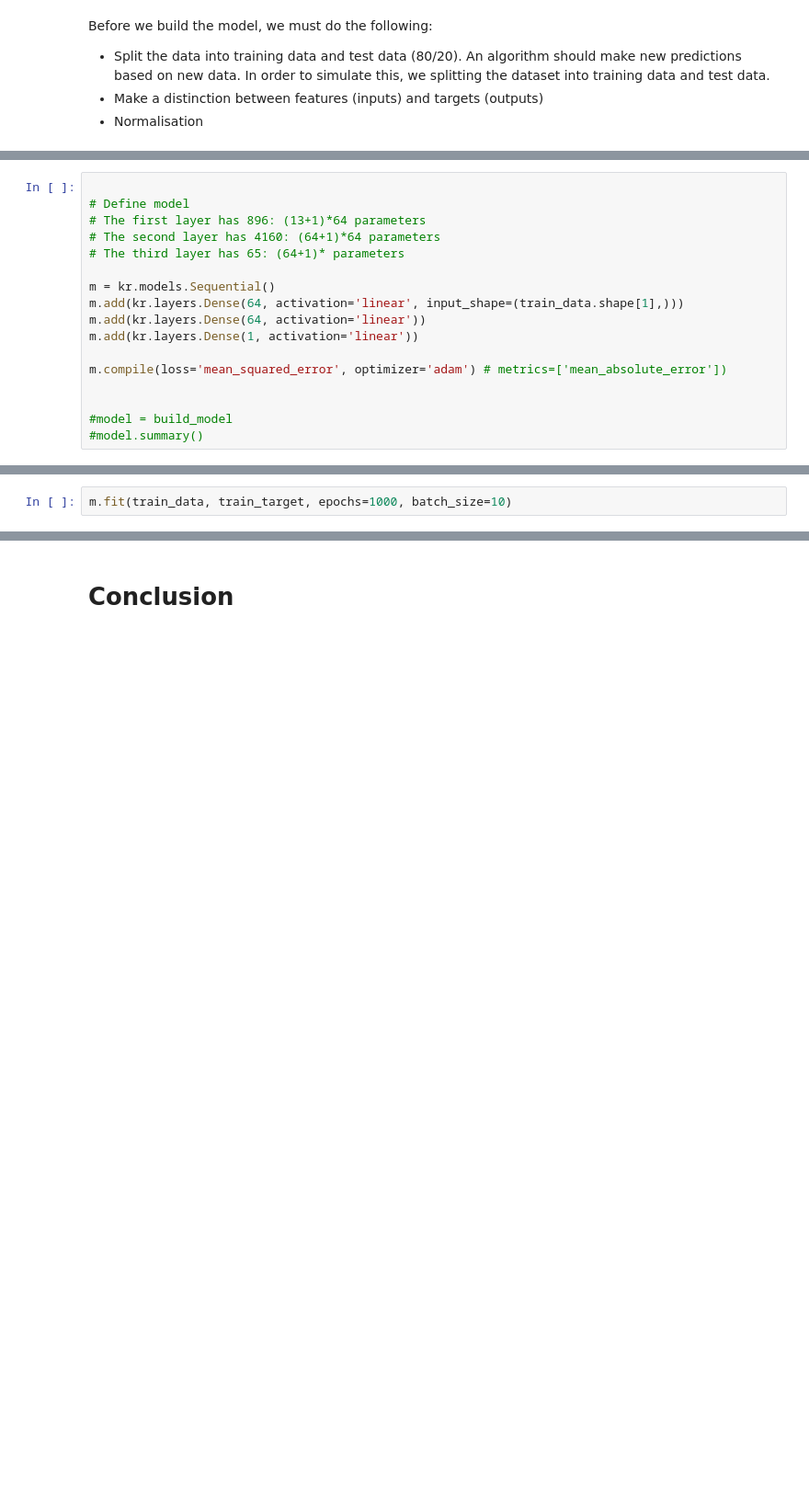
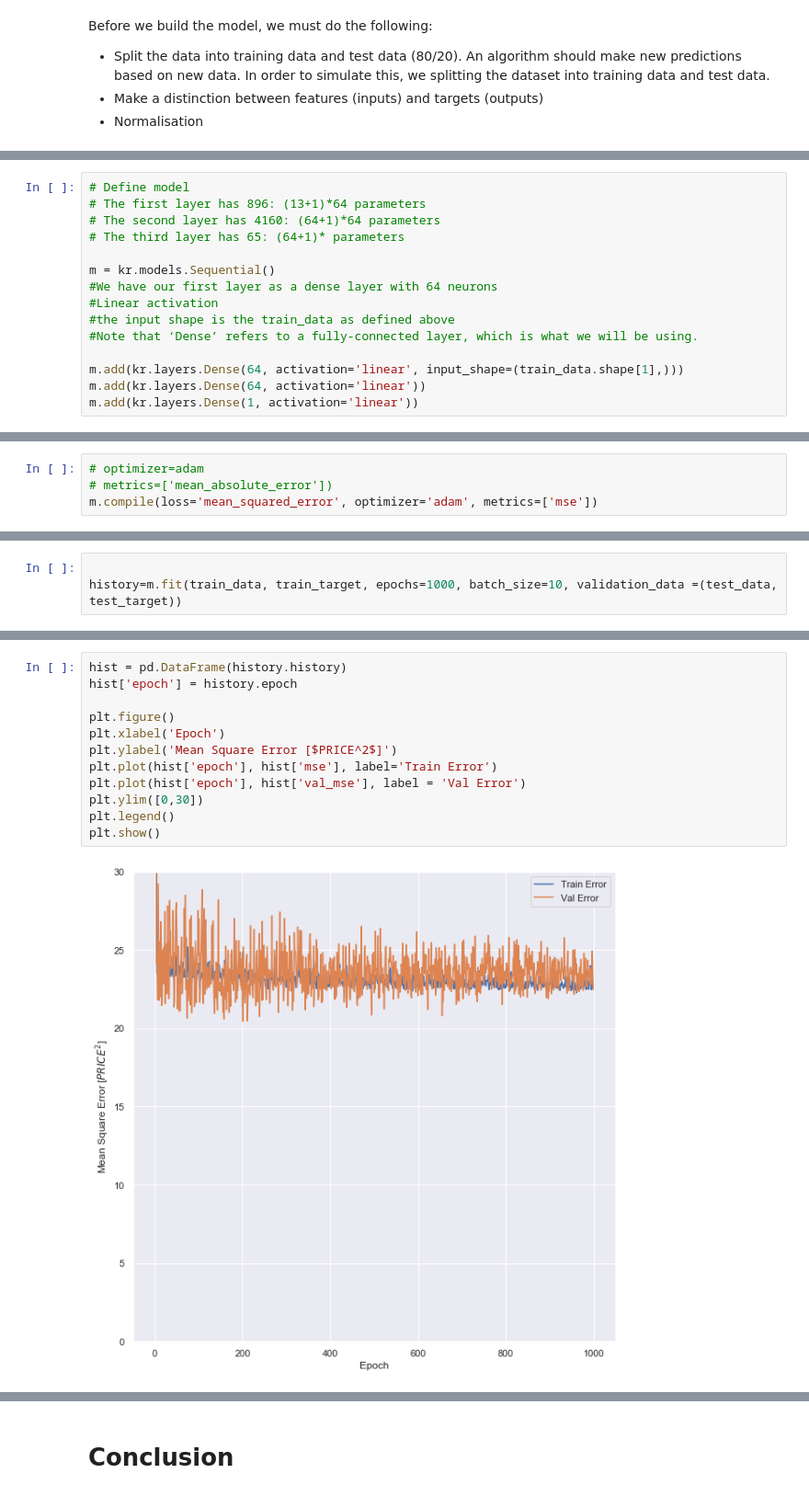
Before and after one commit to ClaireDrummond/MachineLearnStats-Project, a Jupyter notebook: BostonHousePrices.ipynb, the cells around one changed output, grey strips where cells are left out. Shown at 92% size. Cells and saved outputs as stored; diff of their text form; blank space fills up the shorter version.

```diff
--- a/BostonHousePrices.ipynb
+++ b/BostonHousePrices.ipynb
@@ -547,17 +549,15 @@ print(test_data[0])  # First test sample , normalized
 # %%
-
 # Define model
 # The first layer has 896: (13+1)*64 parameters
 # The second layer has 4160: (64+1)*64 parameters
 # The third layer has 65: (64+1)* parameters
 
 m = kr.models.Sequential()
+#We have our first layer as a dense layer with 64 neurons
+#Linear activation
+#the input shape is the train_data as defined above
+#Note that ‘Dense’ refers to a fully-connected layer, which is what we will be using.
+
 m.add(kr.layers.Dense(64, activation='linear', input_shape=(train_data.shape[1],)))
 m.add(kr.layers.Dense(64, activation='linear'))
 m.add(kr.layers.Dense(1, activation='linear'))
-
-m.compile(loss='mean_squared_error', optimizer='adam') # metrics=['mean_absolute_error'])
-
-
-#model = build_model
-#model.summary()
@@ -563,0 +575,4 @@ m.compile(loss='mean_squared_error', optimizer='adam') # metrics=['mean_absolute
+# %%
+# optimizer=adam
+# metrics=['mean_absolute_error'])
+m.compile(loss='mean_squared_error', optimizer='adam', metrics=['mse'])
@@ -564,3 +586,4 @@ m.compile(loss='mean_squared_error', optimizer='adam') # metrics=['mean_absolute
 # %%
-m.fit(train_data, train_target, epochs=1000, batch_size=10)
+
+history=m.fit(train_data, train_target, epochs=1000, batch_size=10, validation_data =(test_data, test_target))
 # %% [output]
@@ -667,0 +646,14 @@ plt.plot([-100, 100], [-100, 100])
+# %%
+hist = pd.DataFrame(history.history)
+hist['epoch'] = history.epoch
+
+plt.figure()
+plt.xlabel('Epoch')
+plt.ylabel('Mean Square Error [$PRICE^2$]')
+plt.plot(hist['epoch'], hist['mse'], label='Train Error')
+plt.plot(hist['epoch'], hist['val_mse'], label = 'Val Error')
+plt.ylim([0,30])
+plt.legend()
+plt.show()
+# %% [output]
+[figure, added]
```
Also changed, not shown: parts of 73 cells of this notebook.
